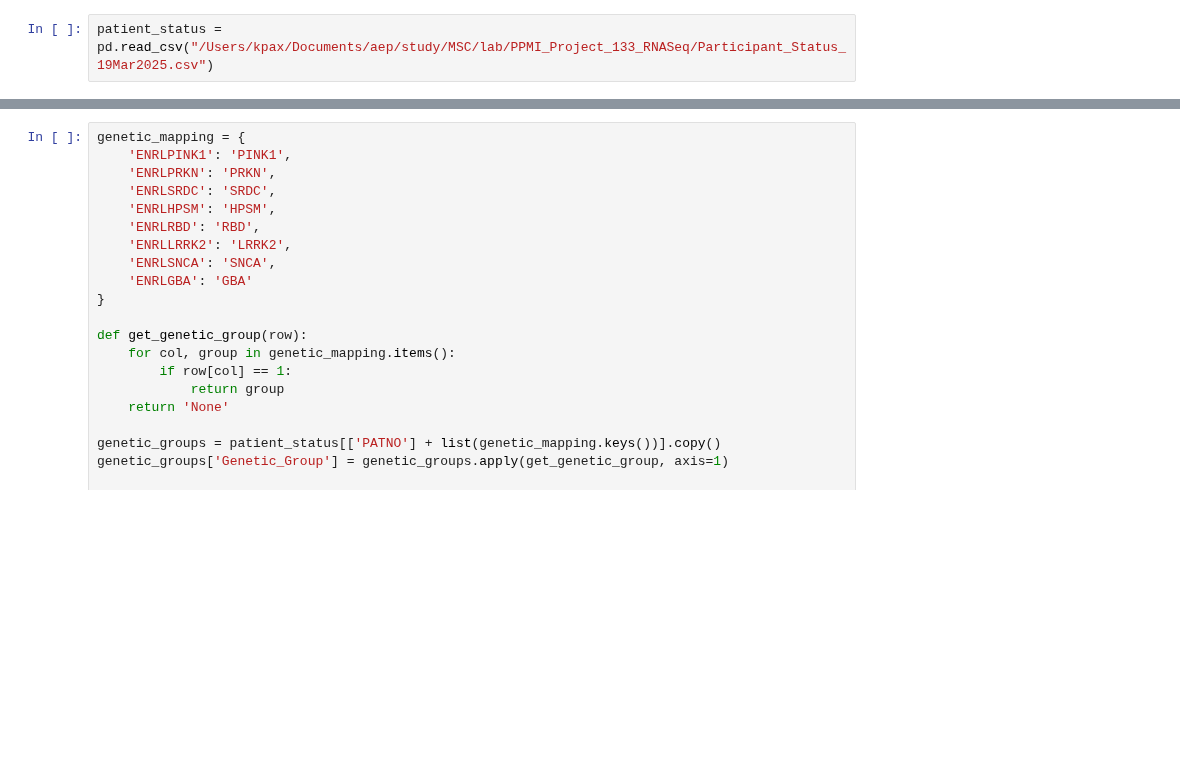
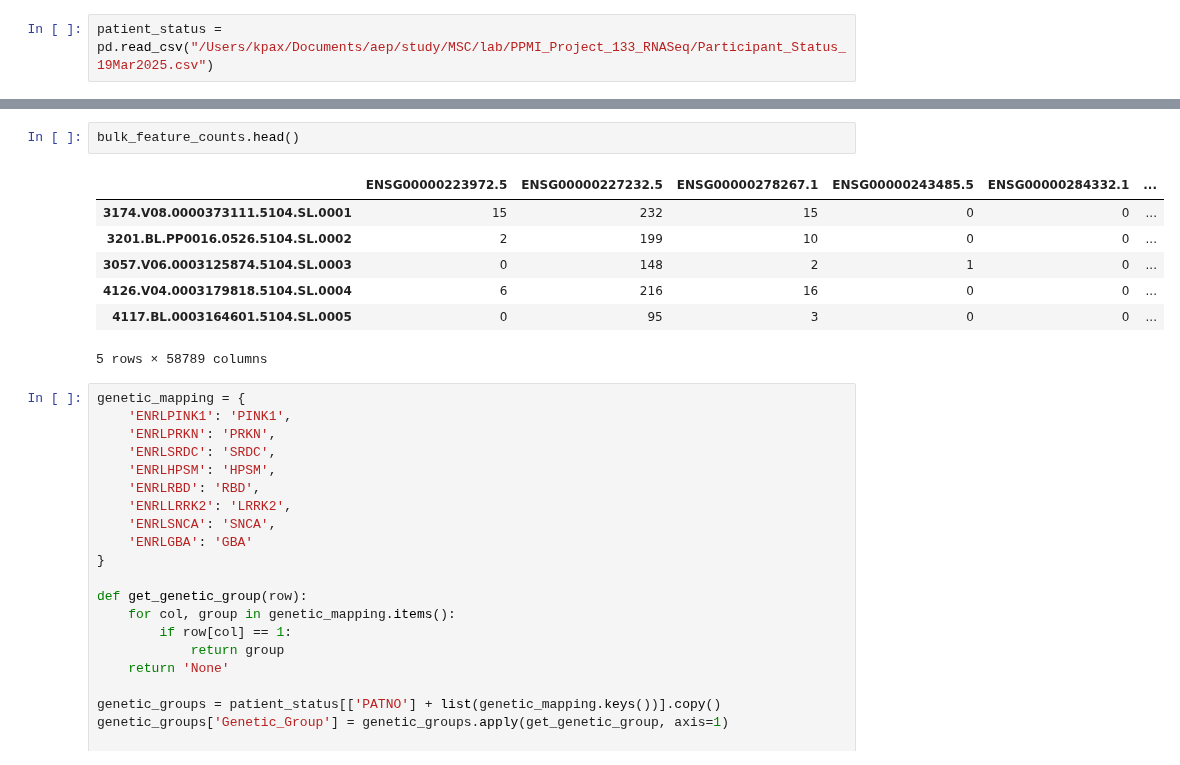
Before and after one commit to perpk/ppmi-wip, a Jupyter notebook: ppmi-wip.dataset_consolidation.ipynb, the cells around one changed output, grey strips where cells are left out. Cells and saved outputs as stored; diff of their text form; blank space fills up the shorter version.

```diff
--- a/ppmi-wip.dataset_consolidation.ipynb
+++ b/ppmi-wip.dataset_consolidation.ipynb
@@ -25,3 +46,13 @@ patient_status = pd.read_csv("/Users/kpax/Documents/aep/study/MSC/lab/PPMI_Proje
+# %%
+bulk_feature_counts.head()
+# %% [output]
+|  | ENSG00000223972.5 | ENSG00000227232.5 | ENSG00000278267.1 | ENSG00000243485.5 | ENSG00000284332.1 | ... |
+| 3174.V08.0000373111.5104.SL.0001 | 15 | 232 | 15 | 0 | 0 | ... |
+| 3201.BL.PP0016.0526.5104.SL.0002 | 2 | 199 | 10 | 0 | 0 | ... |
+| 3057.V06.0003125874.5104.SL.0003 | 0 | 148 | 2 | 1 | 0 | ... |
+| 4126.V04.0003179818.5104.SL.0004 | 6 | 216 | 16 | 0 | 0 | ... |
+| 4117.BL.0003164601.5104.SL.0005 | 0 | 95 | 3 | 0 | 0 | ... |
+5 rows × 58789 columns
 # %%
 genetic_mapping = {
     'ENRLPINK1': 'PINK1',
```
Also changed, not shown: parts of 10 cells of this notebook, 33 other files.
